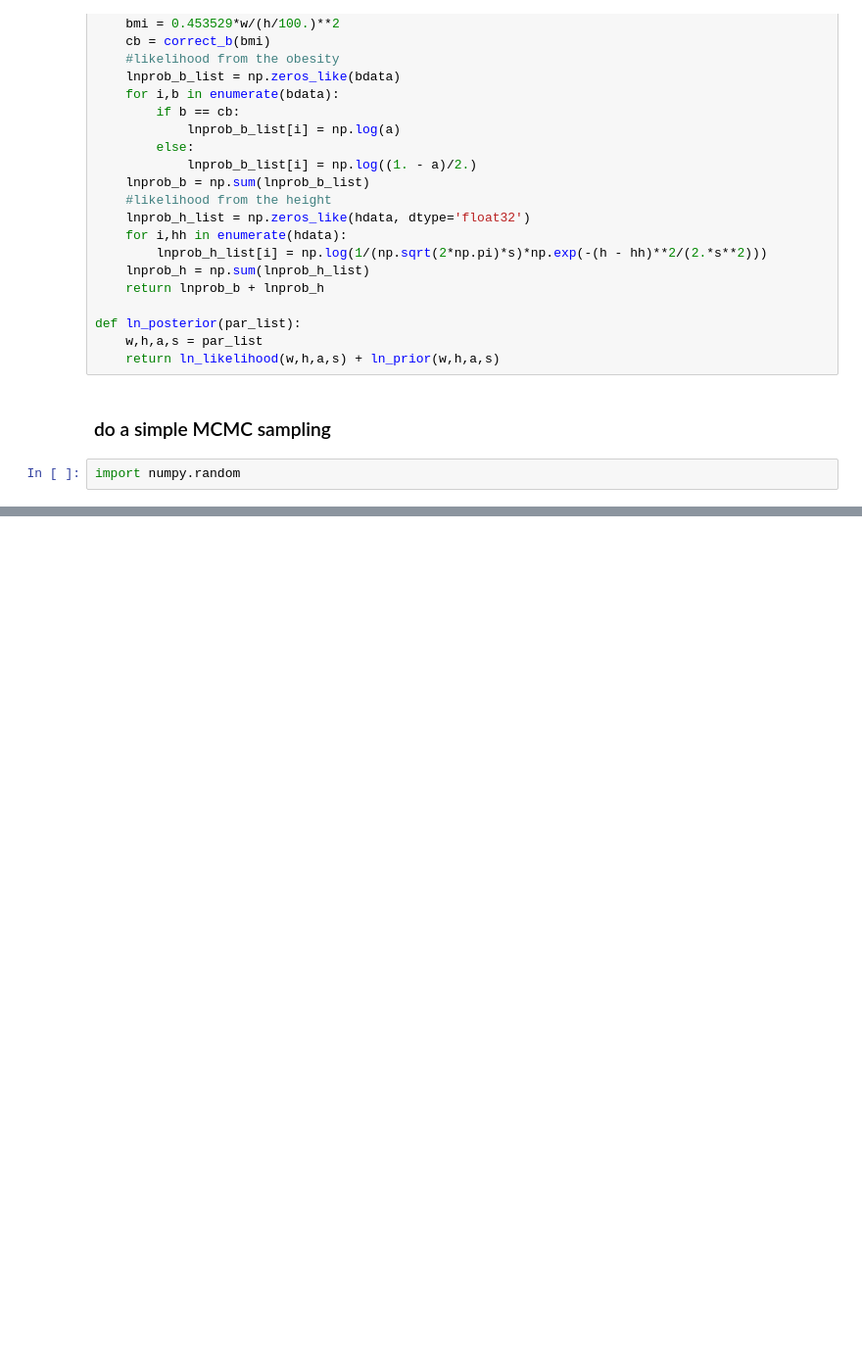
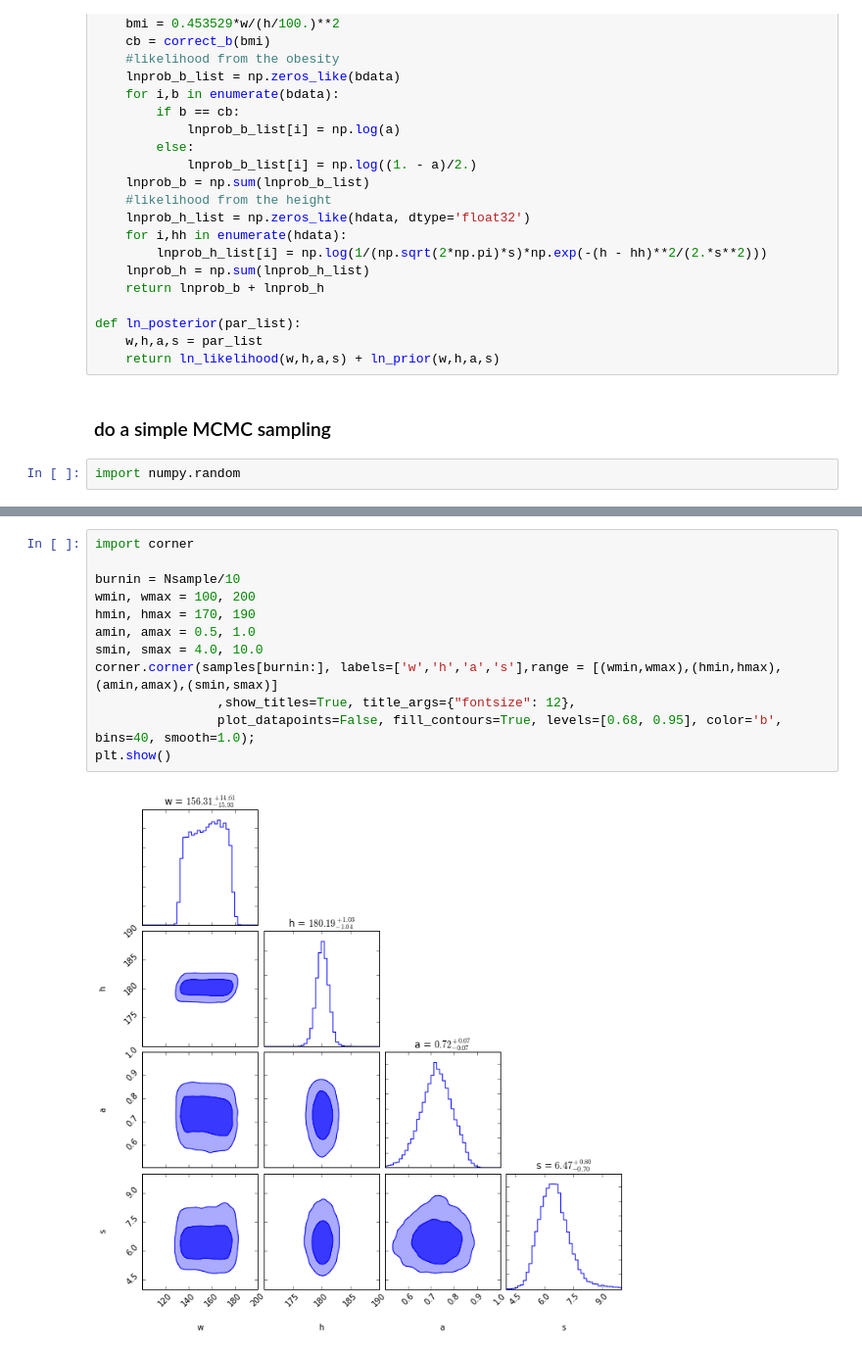
Before and after one commit to hungiyang/Fruitcake, a Jupyter notebook: Fruitcake.ipynb, the cells around one changed output, grey strips where cells are left out. Shown at 98% size. Saved outputs shown, nothing was run; the diff lists cells and outputs as text; blank space fills up the shorter version.

```diff
--- a/Fruitcake.ipynb
+++ b/Fruitcake.ipynb
@@ -277,0 +368,14 @@ sigma:
+# %%
+import corner
+
+burnin = Nsample/10
+wmin, wmax = 100, 200
+hmin, hmax = 170, 190
+amin, amax = 0.5, 1.0
+smin, smax = 4.0, 10.0
+corner.corner(samples[burnin:], labels=['w','h','a','s'],range = [(wmin,wmax),(hmin,hmax),(amin,amax),(smin,smax)]
+                ,show_titles=True, title_args={"fontsize": 12},
+                plot_datapoints=False, fill_contours=True, levels=[0.68, 0.95], color='b', bins=40, smooth=1.0);
+plt.show()
+# %% [output]
+[figure, added]
```
Also changed, not shown: parts of 32 cells of this notebook.
